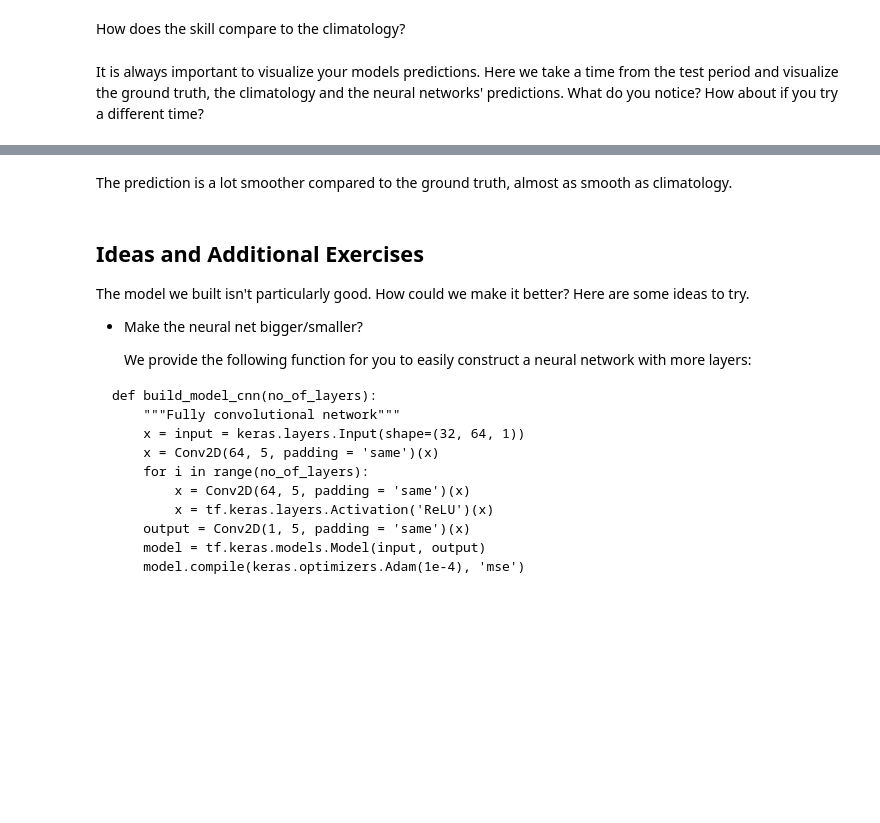
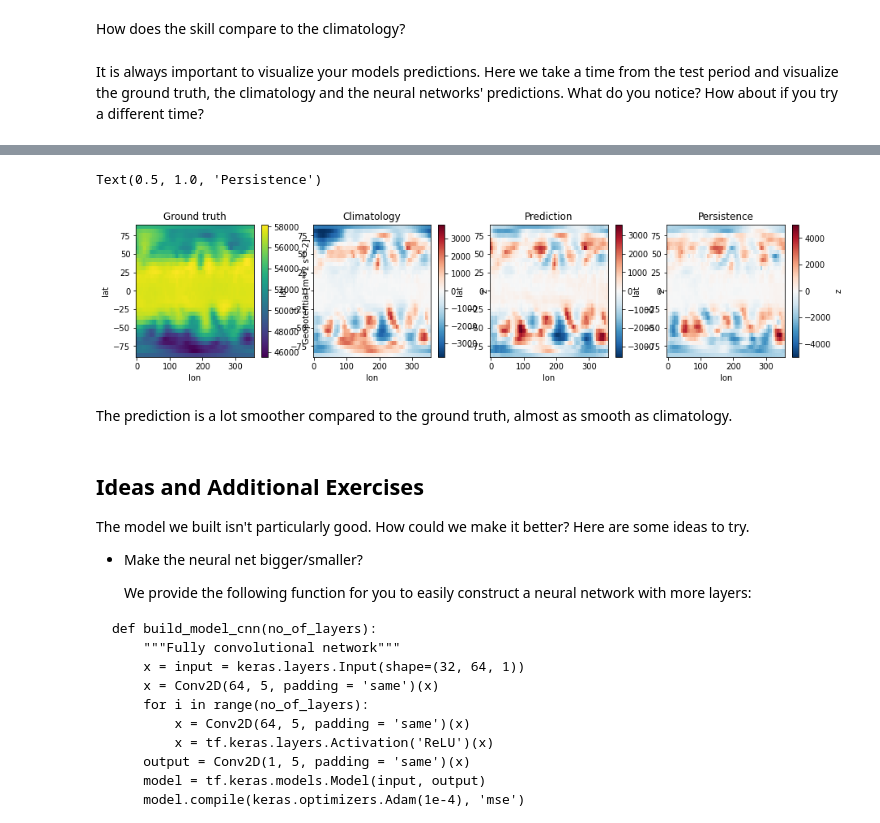
Before and after one commit to christianhidber/weatherbench, a Jupyter notebook: tier_1/weatherbench.ipynb, the cells around one changed output, grey strips where cells are left out. Drawn from its saved outputs; the diff is of its cells as text; code cells hidden in the pictures; blank space fills up the shorter version.

```diff
--- a/tier_1/weatherbench.ipynb
+++ b/tier_1/weatherbench.ipynb
@@ -235,3 +379,20 @@ ax4.set_title('Persistence')
+# %%
+fig, (ax1, ax2, ax3, ax4) = plt.subplots(1, 4, figsize=(15, 3))
+
+z500z.plot(ax=ax1)
+ax1.set_title('Ground truth')
+
+(climz-gc).plot(ax=ax2)
+ax2.set_title('Climatology')
+
+(pred-gc).plot(ax=ax3)
+ax3.set_title('Prediction')
+
+(pers-gc).plot(ax=ax4)
+ax4.set_title('Persistence')
+# %% [output]
+Text(0.5, 1.0, 'Persistence')
+[figure, added]
 # %% [markdown]
 The prediction is a lot smoother compared to the ground truth, almost as smooth as climatology.
 # %% [markdown]
```
Also changed, not shown: parts of 13 cells of this notebook.
